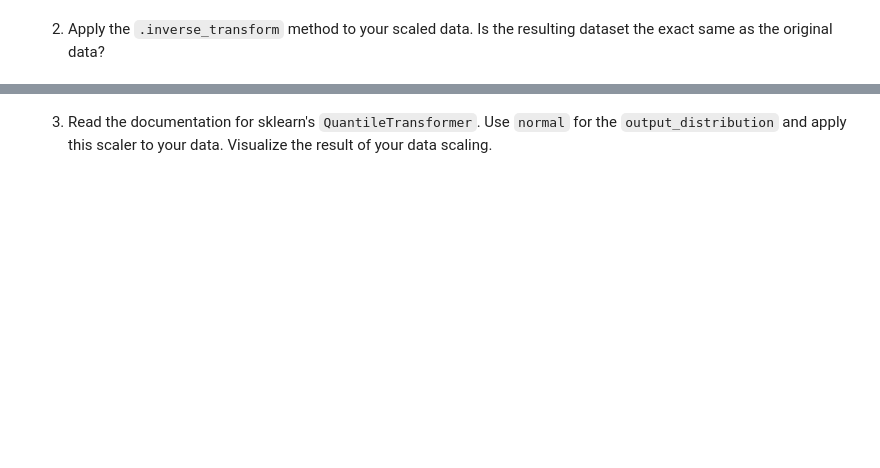
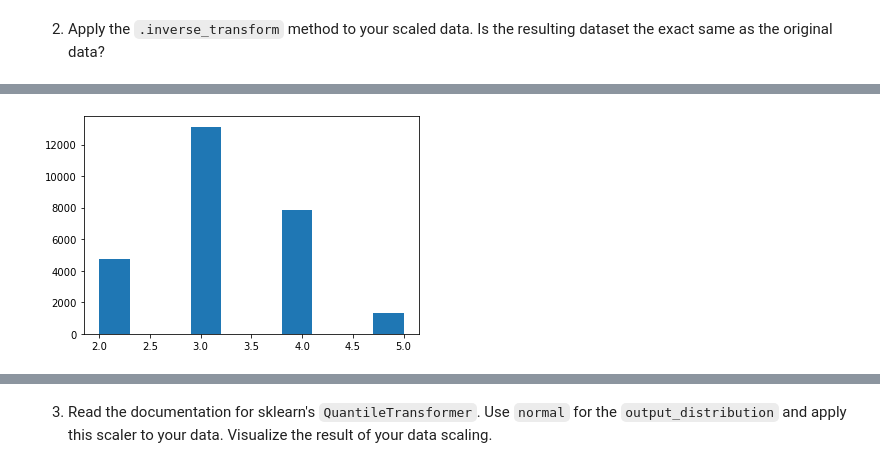
Before and after one commit to Jared-Godar/regression-exercises, a Jupyter notebook: scaling.ipynb, the cells around one changed output, grey strips where cells are left out. Saved outputs shown, nothing was run; the diff lists cells and outputs as text; code cells hidden in the pictures; blank space fills up the shorter version.

```diff
--- a/scaling.ipynb
+++ b/scaling.ipynb
@@ -408,0 +510,4 @@ zillo_test_scaled.isna().sum()
+# %%
+plt.hist(zillo_train_scaled.bedrooms);
+# %% [output]
+[figure, added]
```
Also changed, not shown: parts of 26 cells of this notebook, 6 other files.
